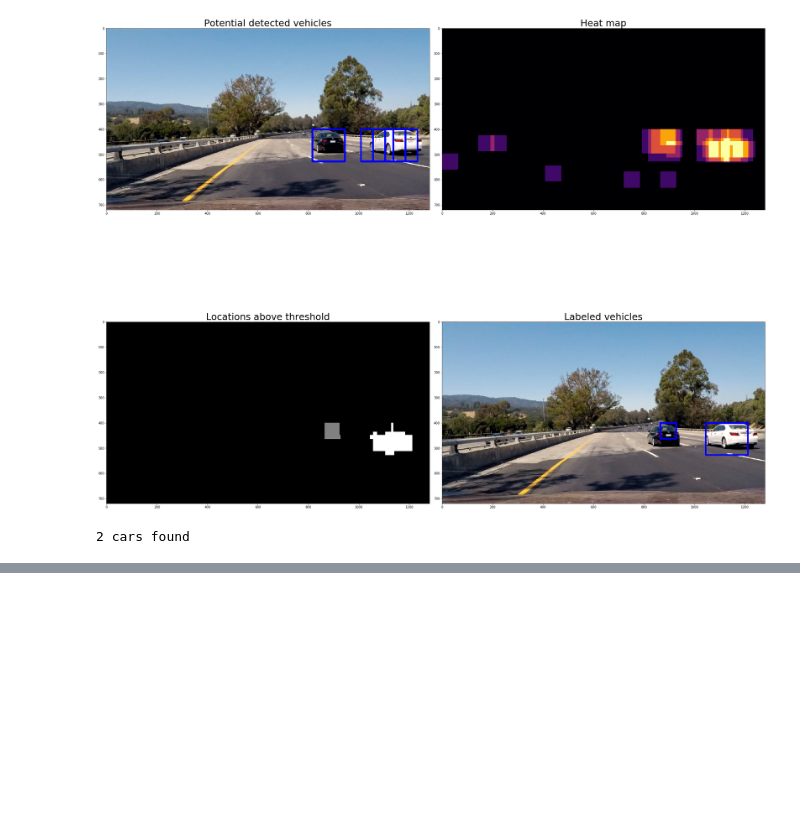
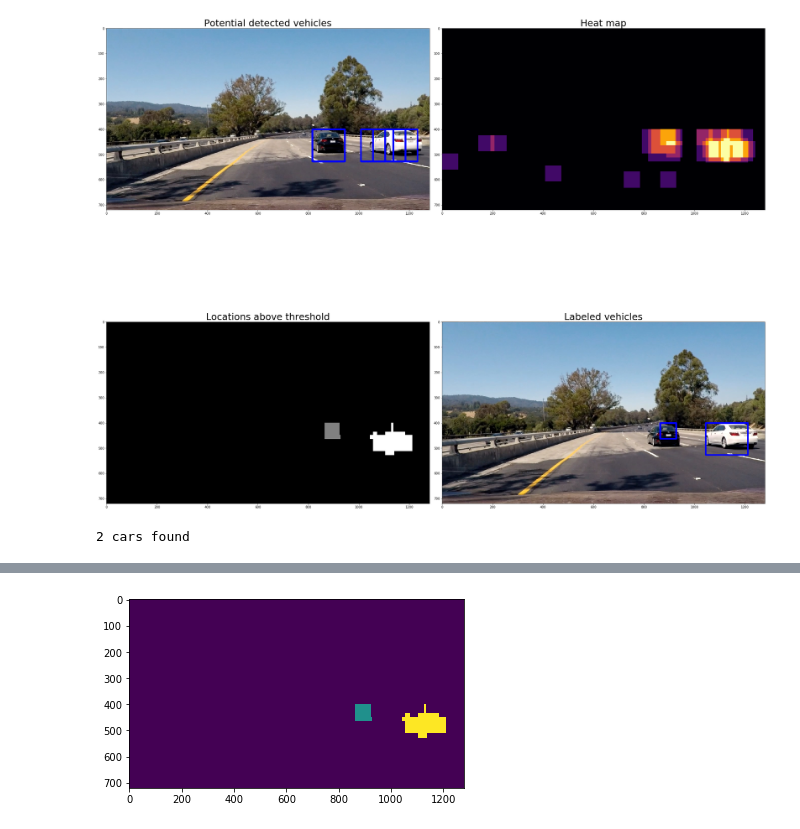
Before and after one commit to henyau/SDC_proj5, a Jupyter notebook: Vehicle Detection (Histogram of Gradients).ipynb, the cells around one changed output, grey strips where cells are left out. Saved outputs shown, nothing was run; the diff lists cells and outputs as text; code cells hidden in the pictures; blank space fills up the shorter version.

```diff
--- a/Vehicle Detection (Histogram of Gradients).ipynb
+++ b/Vehicle Detection (Histogram of Gradients).ipynb
@@ -432,3 +432,8 @@ Done writing video in ./output_videos/project_video_output_short.mp4 !
 Your video is ready !
 Wall time: 11min 55s
 [interactive output not drawn]
+# %%
+plt.imshow((labels[0]))
+plt.show()
+# %% [output]
+[figure, added]
```
Also changed, not shown: parts of 1 cell of this notebook, 1 other file.
